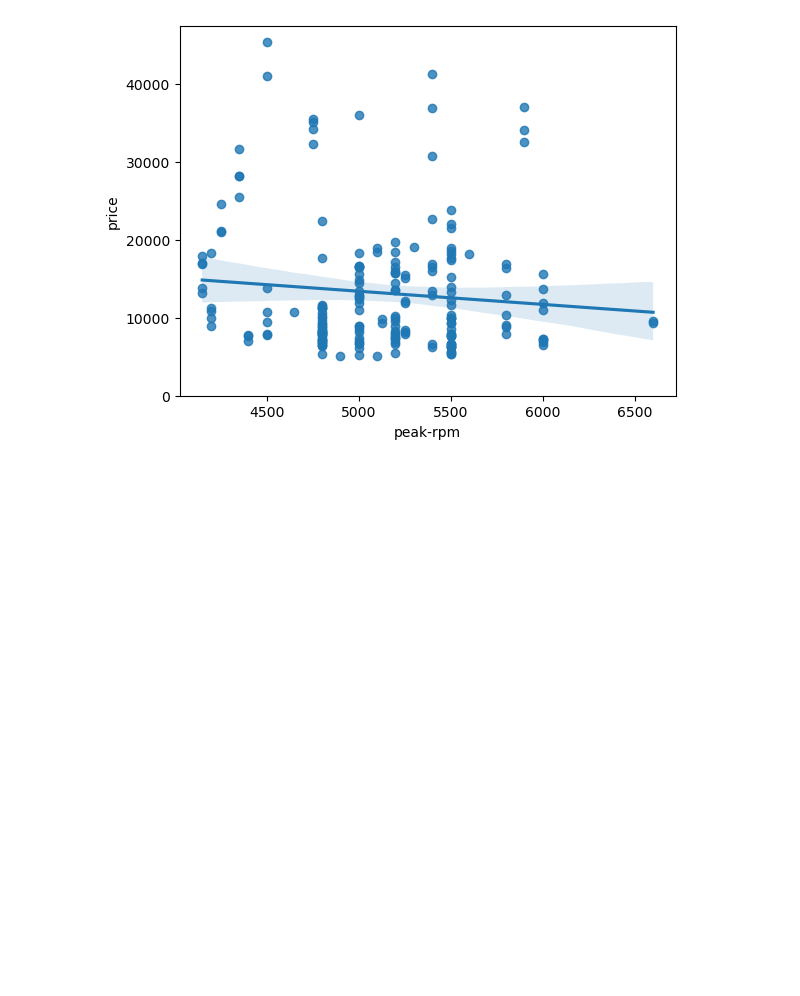
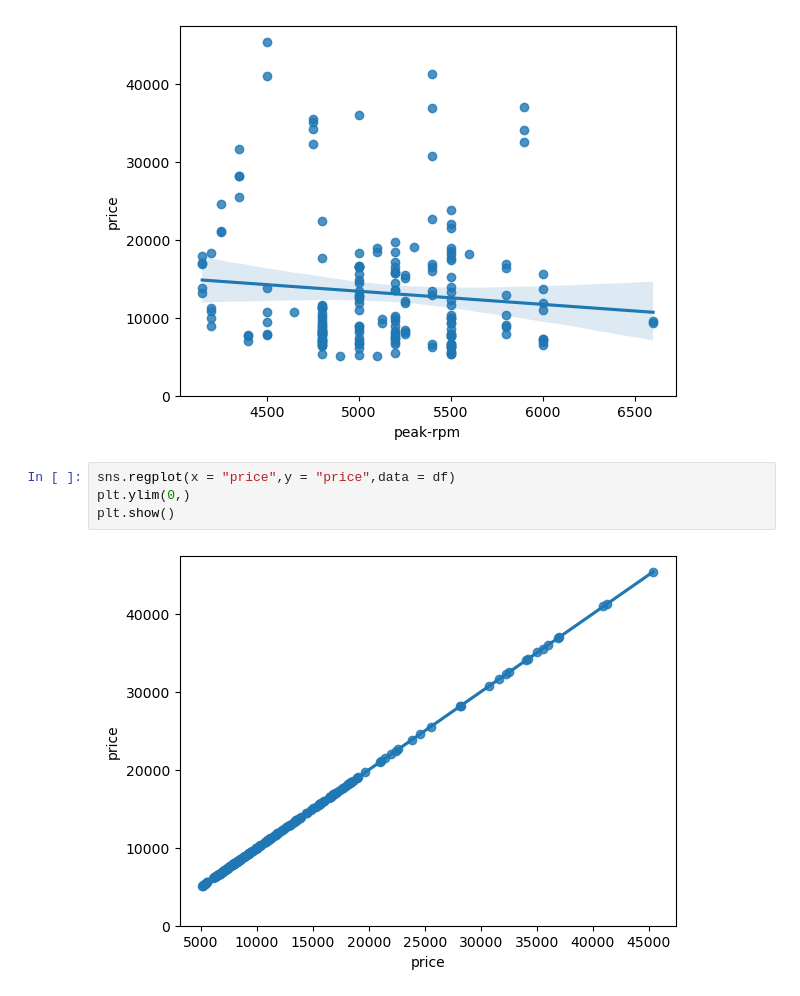
Before and after one commit to CyberWol-12/-Analyzing-Historical-Stock-Revenue-Data-and-Building-a-Dashboard, a Jupyter notebook: car_pricesing.ipynb, the cells around one changed output. Drawn from its saved outputs; the diff is of its cells as text; blank space fills up the shorter version.

```diff
--- a/car_pricesing.ipynb
+++ b/car_pricesing.ipynb
@@ -109,3 +109,9 @@ plt.ylim(0,)
 plt.show()
 # %% [output]
 [figure]
+# %%
+sns.regplot(x = "price",y = "price",data = df)
+plt.ylim(0,)
+plt.show()
+# %% [output]
+[figure, added]
```
Also changed, not shown: parts of 1 cell of this notebook.
